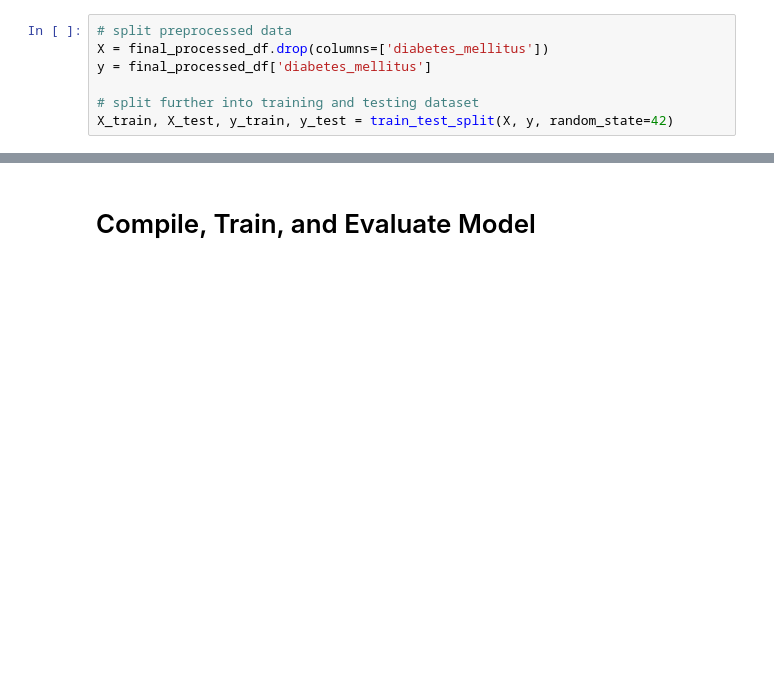
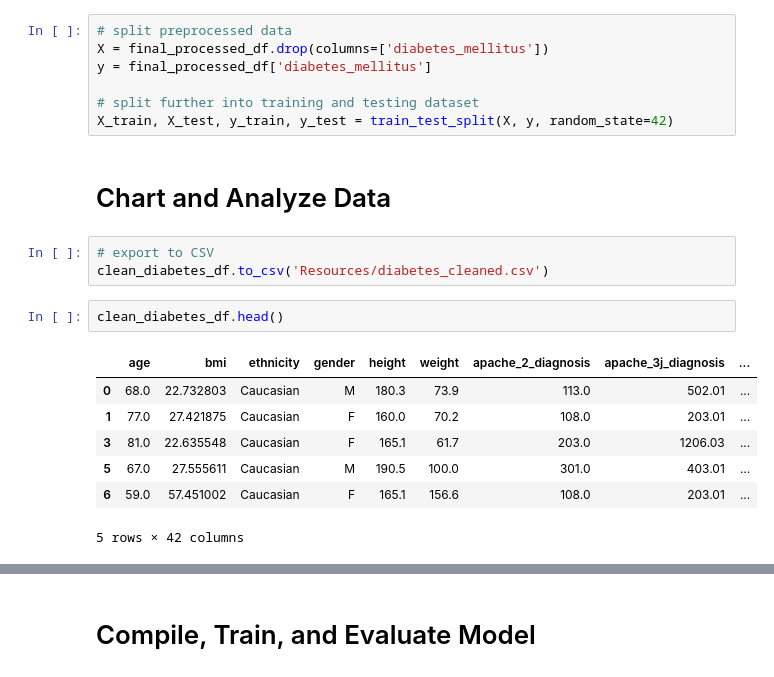
Before and after one commit to ComfyKoala/diabetes-classification, a Jupyter notebook: Nikko/Diabetes_NN.ipynb, the cells around one changed output, grey strips where cells are left out. Drawn from its saved outputs; the diff is of its cells as text; blank space fills up the shorter version.

```diff
--- a/Nikko/Diabetes_NN.ipynb
+++ b/Nikko/Diabetes_NN.ipynb
@@ -141,3 +141,18 @@ y = final_processed_df['diabetes_mellitus']
 
 # split further into training and testing dataset
 X_train, X_test, y_train, y_test = train_test_split(X, y, random_state=42)
+# %% [markdown]
+# Chart and Analyze Data
+# %%
+# export to CSV
+clean_diabetes_df.to_csv('Resources/diabetes_cleaned.csv')
+# %%
+clean_diabetes_df.head()
+# %% [output]
+|  | age | bmi | ethnicity | gender | height | weight | apache_2_diagnosis | apache_3j_diagnosis | ... |
+| 0 | 68.0 | 22.732803 | Caucasian | M | 180.3 | 73.9 | 113.0 | 502.01 | ... |
+| 1 | 77.0 | 27.421875 | Caucasian | F | 160.0 | 70.2 | 108.0 | 203.01 | ... |
+| 3 | 81.0 | 22.635548 | Caucasian | F | 165.1 | 61.7 | 203.0 | 1206.03 | ... |
+| 5 | 67.0 | 27.555611 | Caucasian | M | 190.5 | 100.0 | 301.0 | 403.01 | ... |
+| 6 | 59.0 | 57.451002 | Caucasian | F | 165.1 | 156.6 | 108.0 | 203.01 | ... |
+5 rows × 42 columns
```
Also changed, not shown: parts of 10 cells of this notebook, 1 other file.
